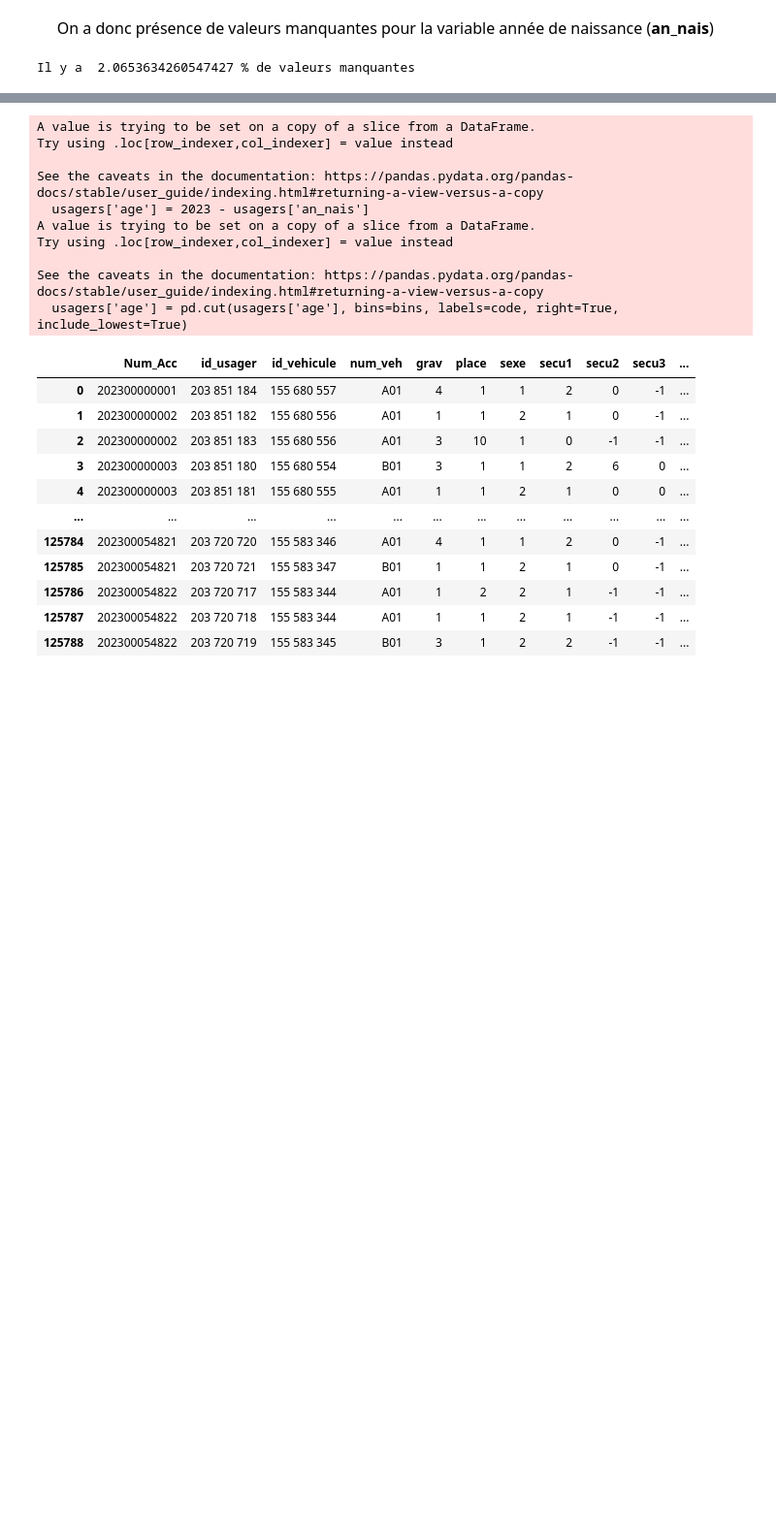
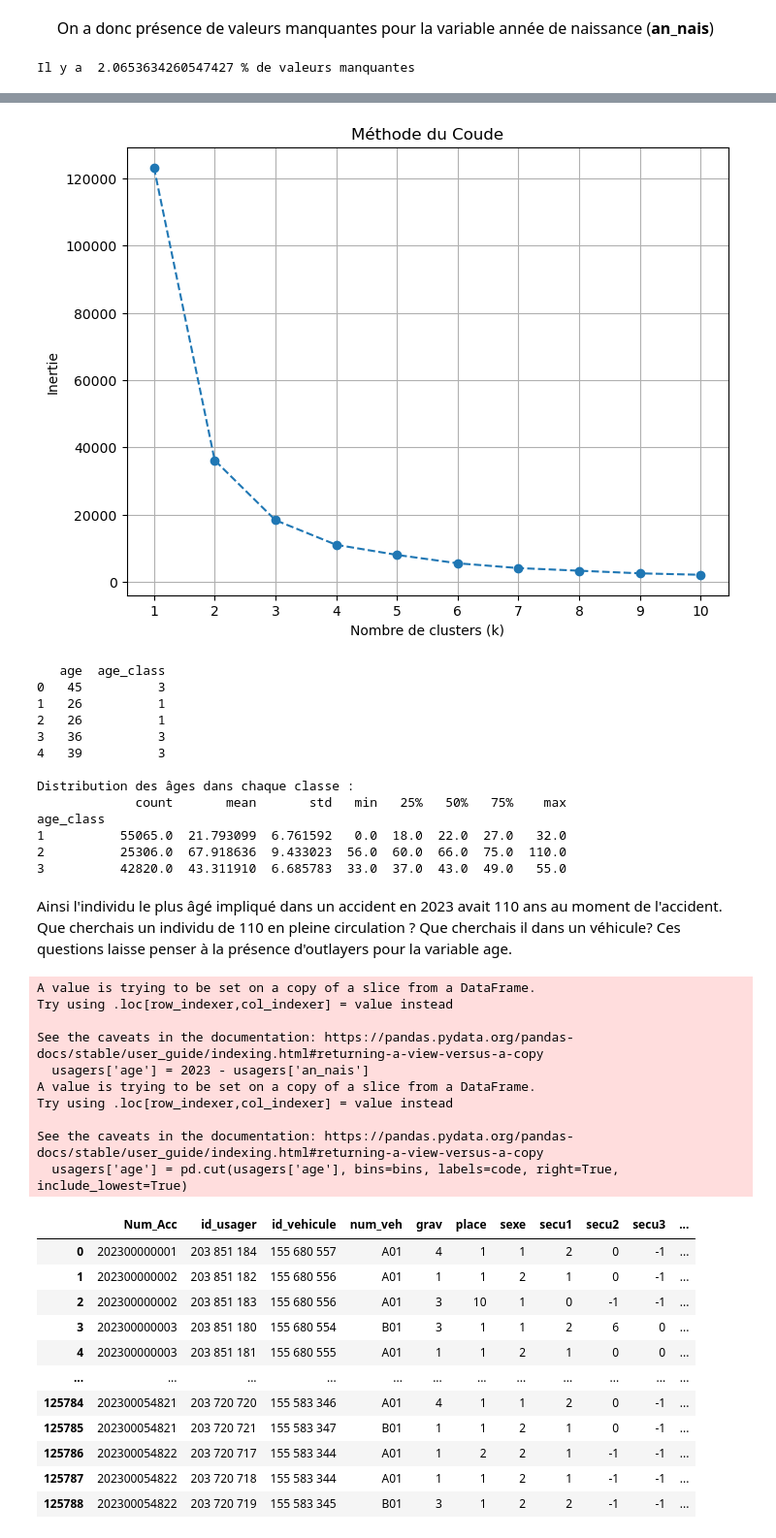
Before and after one commit to Deeson2002/Projet-python, a Jupyter notebook: Projet.ipynb, the cells around one changed output, grey strips where cells are left out. Shown at 97% size. Saved outputs shown, nothing was run; the diff lists cells and outputs as text; code cells hidden in the pictures; blank space fills up the shorter version.

Commit message:
Finalisation première partie

```diff
--- a/Projet.ipynb
+++ b/Projet.ipynb
@@ -359,0 +507,63 @@ La variable catégorielle âge sera codé comme suit :
+# %%
+import pandas as pd
+from sklearn.cluster import KMeans
+from sklearn.preprocessing import StandardScaler
+import matplotlib.pyplot as plt
+
+# Étape 2: Sélectionner la colonne 'age' pour appliquer le KMeans
+age_data = data[["age"]]
+
+# Étape 3: Normalisation de la variable 'age' (c'est souvent une bonne pratique pour KMeans)
+scaler = StandardScaler()
+age_data_scaled = scaler.fit_transform(age_data)
+
+# Méthode du coude pour déterminer le nombre optimal de clusters
+inertia = []  # Liste pour stocker les valeurs d'inertie
+
+# Tester différentes valeurs de k (par exemple de 1 à 10)
+for k in range(1, 11):
+    kmeans = KMeans(n_clusters=k, random_state=42)
+    kmeans.fit(age_data_scaled)
+    inertia.append(kmeans.inertia_)
+
+# Tracer la courbe du coude
+plt.figure(figsize=(8, 6))
+plt.plot(range(1, 11), inertia, marker='o', linestyle='--')
+plt.title('Méthode du Coude')
+plt.xlabel('Nombre de clusters (k)')
+plt.ylabel('Inertie')
+plt.xticks(range(1, 11))
+plt.grid(True)
+plt.show()
+
+# À partir du graphique du coude, choisissez le k optimal, qui correspond généralement au "genou" de la courbe.
+# Par exemple, supposons que le nombre optimal de clusters soit k=3, vous pouvez l'appliquer ci-dessous.
+
+# Étape 4: Appliquer KMeans avec 3 clusters (en supposant que k=3 soit le meilleur choix)
+kmeans = KMeans(n_clusters=3, random_state=42)
+data['age_class'] = kmeans.fit_predict(age_data_scaled) + 1  # Ajouter 1 pour avoir des classes 1, 2, 3
+
+# Étape 5: Analyser la répartition des âges dans chaque classe
+age_class_distribution = data.groupby('age_class')['age'].describe()
+
+# Étape 6: Afficher les résultats
+print(data[['age', 'age_class']].head())  # Afficher les premières lignes avec les classes de 'age'
+print("\nDistribution des âges dans chaque classe :")
+print(age_class_distribution)  # Afficher les statistiques descriptives par classe
+# %% [output]
+[figure, added]
+   age  age_class
+0   45          3
+1   26          1
+2   26          1
+3   36          3
+4   39          3
+
+Distribution des âges dans chaque classe :
+             count       mean       std   min   25%   50%   75%    max
+age_class
+1          55065.0  21.793099  6.761592   0.0  18.0  22.0  27.0   32.0
+2          25306.0  67.918636  9.433023  56.0  60.0  66.0  75.0  110.0
+3          42820.0  43.311910  6.685783  33.0  37.0  43.0  49.0   55.0
+# %% [markdown]
+Ainsi l'individu le plus âgé impliqué dans un accident en 2023 avait 110 ans au moment de l'accident. Que cherchais un individu de 110 en pleine circulation ? Que cherchais il dans un véhicule? Ces questions laisse penser à la présence d'outlayers pour la variable age.
```
Also changed, not shown: parts of 23 cells of this notebook.
